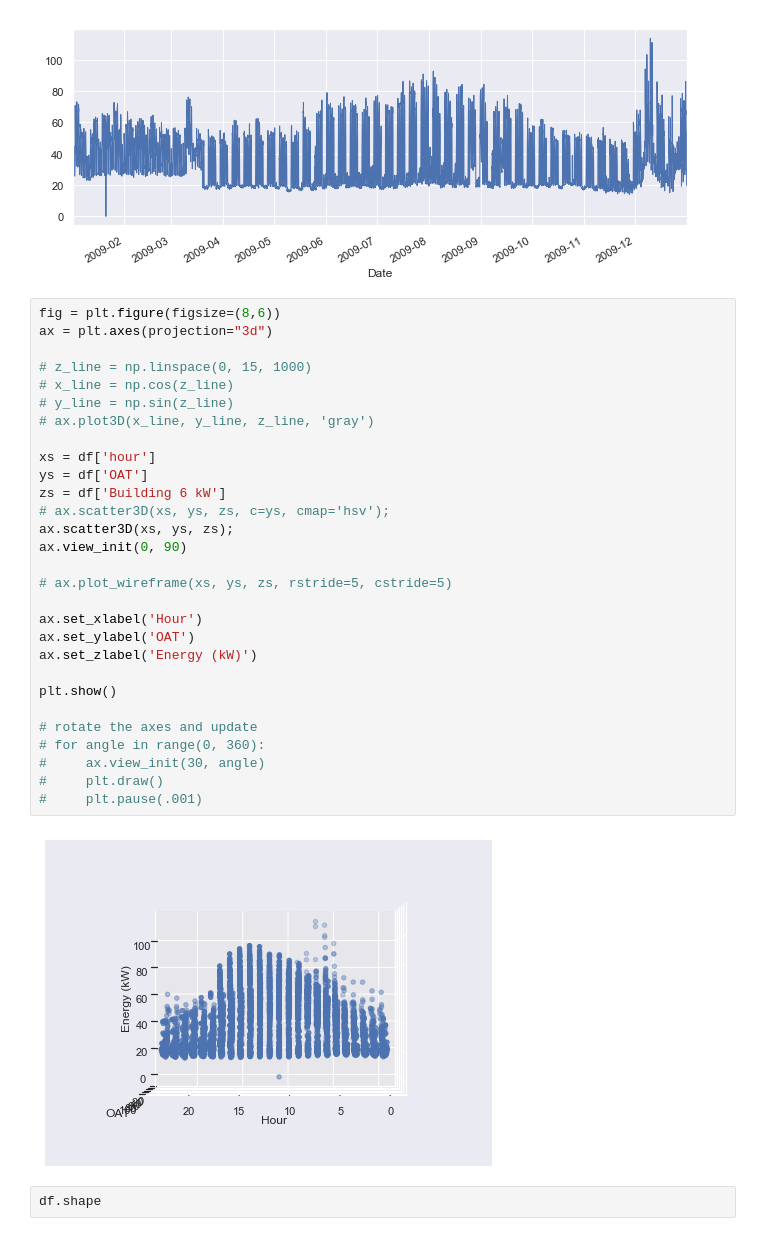
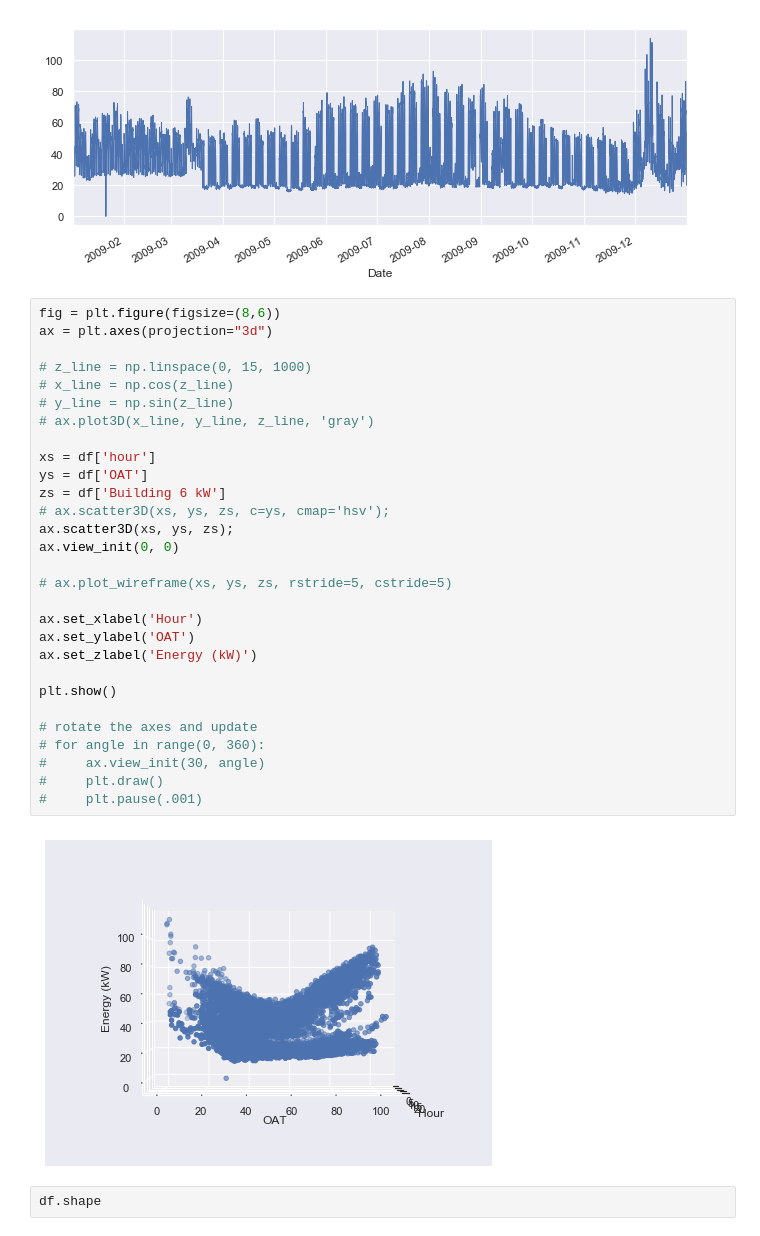
Before and after one commit to jbbae/commercial_storage_analysis, a Jupyter notebook: Commercial Load Forecast.ipynb, the cells around one changed output. Cells and saved outputs as stored; diff of their text form.

```diff
--- a/Commercial Load Forecast.ipynb
+++ b/Commercial Load Forecast.ipynb
@@ -46,34 +46,34 @@ df['Building 6 kW'].plot(linewidth=1)
 # %%
 fig = plt.figure(figsize=(8,6))
 ax = plt.axes(projection="3d")
 
 # z_line = np.linspace(0, 15, 1000)
 # x_line = np.cos(z_line)
 # y_line = np.sin(z_line)
 # ax.plot3D(x_line, y_line, z_line, 'gray')
 
 xs = df['hour']
 ys = df['OAT']
 zs = df['Building 6 kW']
 # ax.scatter3D(xs, ys, zs, c=ys, cmap='hsv');
 ax.scatter3D(xs, ys, zs);
-ax.view_init(0, 90)
+ax.view_init(0, 0)
 
 # ax.plot_wireframe(xs, ys, zs, rstride=5, cstride=5)
 
 ax.set_xlabel('Hour')
 ax.set_ylabel('OAT')
 ax.set_zlabel('Energy (kW)')
 
 plt.show()
 
 # rotate the axes and update
 # for angle in range(0, 360):
 #     ax.view_init(30, angle)
 #     plt.draw()
 #     plt.pause(.001)
 # %% [output]
-[figure, old version]
+[figure, new version]
 # %%
 df.shape
 # %% [output]
```
Also changed, not shown: parts of 14 cells of this notebook.
